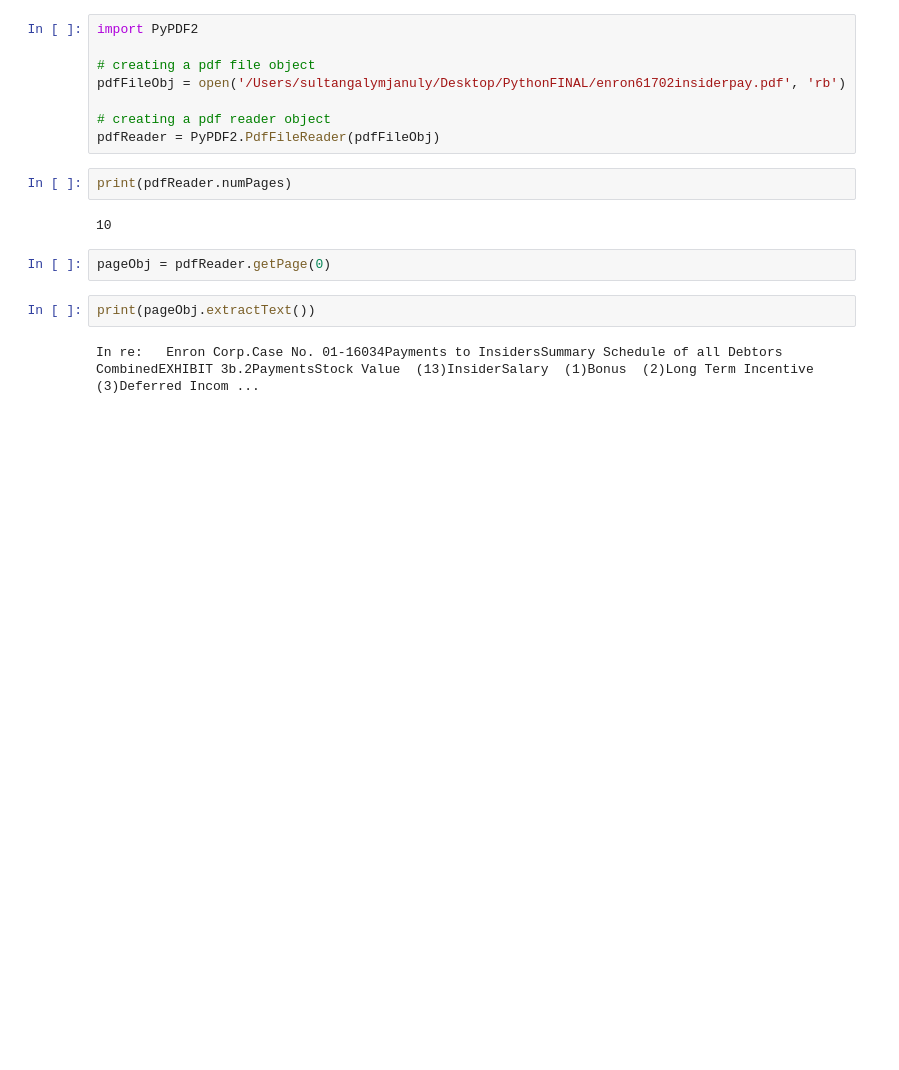
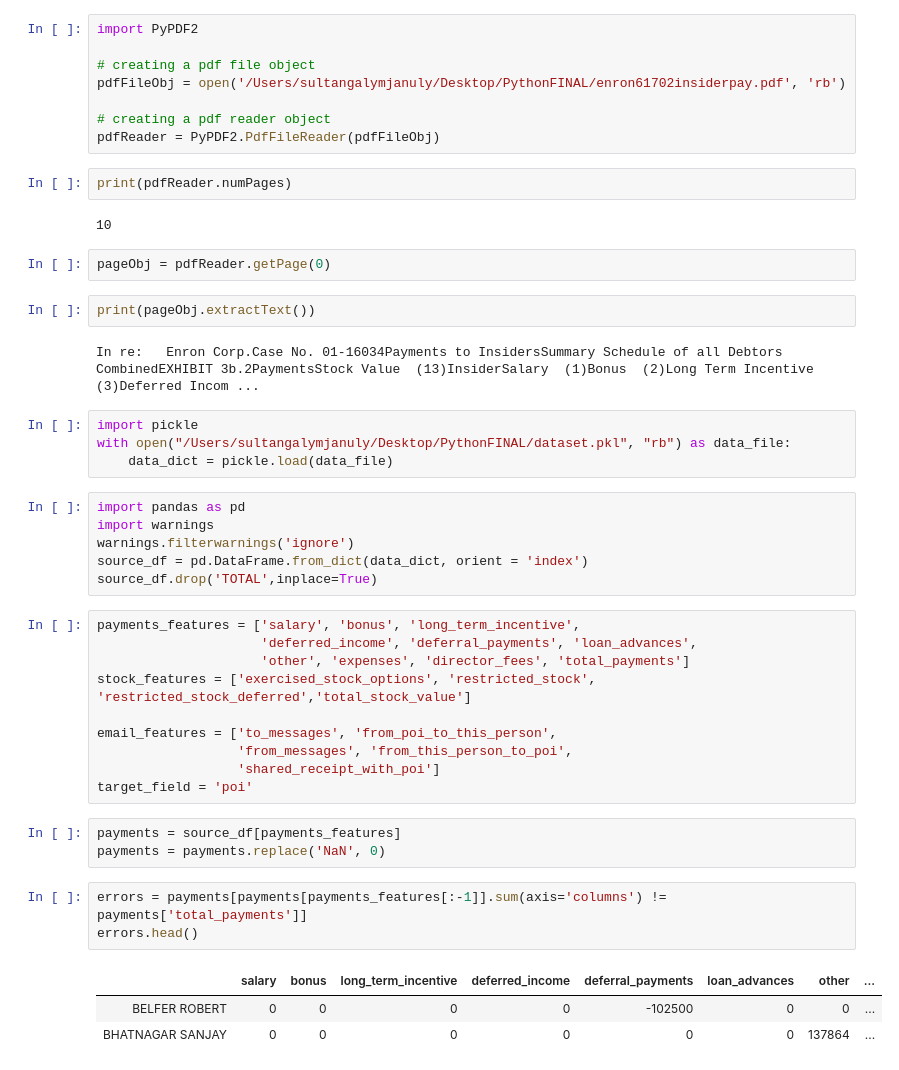
Before and after one commit to Sultan21Offline/Enron-analysis-using-Decision-Tree, a Jupyter notebook: Enron analysis using Decision Tree.ipynb, the cells around one changed output. Cells and saved outputs as stored; diff of their text form; blank space fills up the shorter version.

Commit message:
Update Enron analysis using Decision Tree.ipynb
Added second dataset

```diff
--- a/Enron analysis using Decision Tree.ipynb
+++ b/Enron analysis using Decision Tree.ipynb
@@ -40,3 +46,33 @@ pageObj = pdfReader.getPage(0)
 print(pageObj.extractText())
 # %% [output]
 In re:   Enron Corp.Case No. 01-16034Payments to InsidersSummary Schedule of all Debtors CombinedEXHIBIT 3b.2PaymentsStock Value  (13)InsiderSalary  (1)Bonus  (2)Long Term Incentive  (3)Deferred Incom ...
+# %%
+import pickle
+with open("/Users/sultangalymjanuly/Desktop/PythonFINAL/dataset.pkl", "rb") as data_file:
+    data_dict = pickle.load(data_file)
+# %%
+import pandas as pd
+import warnings
+warnings.filterwarnings('ignore')
+source_df = pd.DataFrame.from_dict(data_dict, orient = 'index')
+source_df.drop('TOTAL',inplace=True)
+# %%
+payments_features = ['salary', 'bonus', 'long_term_incentive',
+                     'deferred_income', 'deferral_payments', 'loan_advances',
+                     'other', 'expenses', 'director_fees', 'total_payments']
+stock_features = ['exercised_stock_options', 'restricted_stock', 'restricted_stock_deferred','total_stock_value']
+
+email_features = ['to_messages', 'from_poi_to_this_person',
+                  'from_messages', 'from_this_person_to_poi',
+                  'shared_receipt_with_poi']
+target_field = 'poi'
+# %%
+payments = source_df[payments_features]
+payments = payments.replace('NaN', 0)
+# %%
+errors = payments[payments[payments_features[:-1]].sum(axis='columns') != payments['total_payments']]
+errors.head()
+# %% [output]
+|  | salary | bonus | long_term_incentive | deferred_income | deferral_payments | loan_advances | other | ... |
+| BELFER ROBERT | 0 | 0 | 0 | 0 | -102500 | 0 | 0 | ... |
+| BHATNAGAR SANJAY | 0 | 0 | 0 | 0 | 0 | 0 | 137864 | ... |
```
Also changed, not shown: parts of 17 cells of this notebook.
